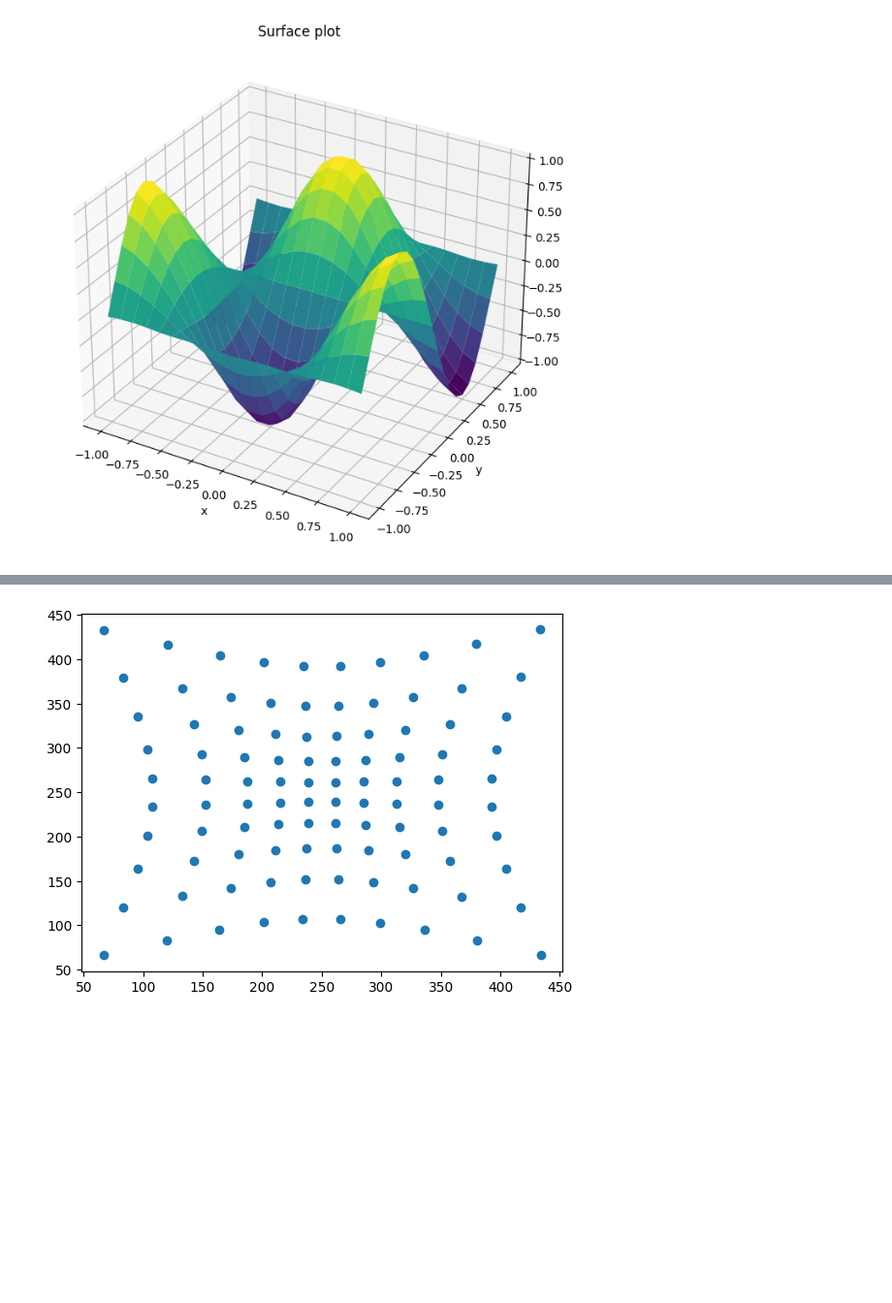
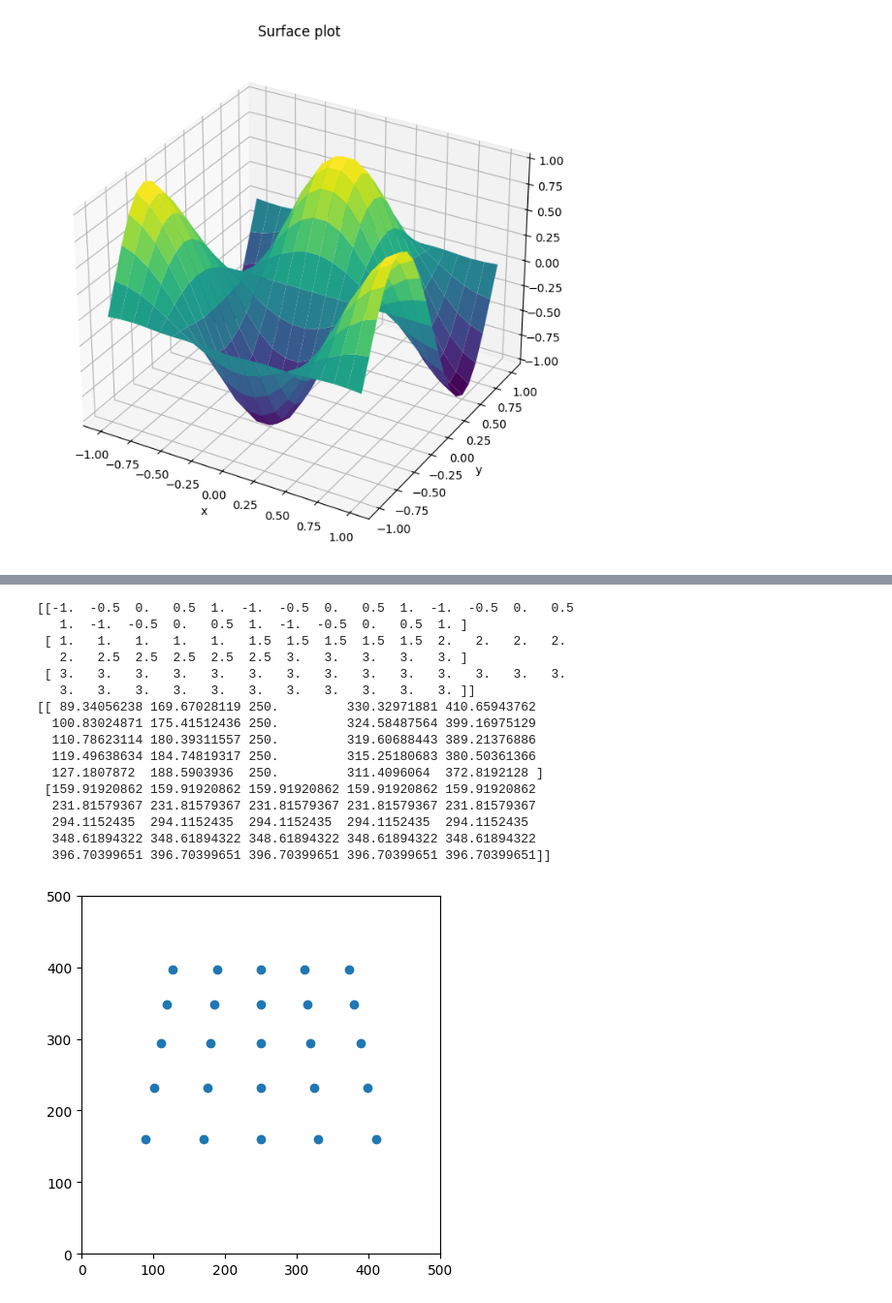
Before and after one commit to Team100/all24, a Jupyter notebook: studies/end_to_end_calibration/validation.ipynb, the cells around one changed output, grey strips where cells are left out. Shown: that part at 97% size. Saved outputs shown, nothing was run; the diff lists cells and outputs as text; code cells hidden in the pictures; blank space fills up the shorter version.

Commit message:
works for points on the grid

```diff
--- a/studies/end_to_end_calibration/validation.ipynb
+++ b/studies/end_to_end_calibration/validation.ipynb
@@ -94,34 +143,59 @@ plt.show()
 # %%
 # this is from https://forum.opencv.org/t/understanding-the-functions-projectpoints-and-undistortpoints/10847
 
 import cv2
 
 # calibration matrix
-K = np.array([
-    [500.0, 0.0, 250.0],
-    [0.0, 500.0, 250.0],
-    [0.0, 0.0, 1.0]
-    ])
+K = np.array([[500.0, 0.0, 250.0], [0.0, 500.0, 250.0], [0.0, 0.0, 1.0]])
 
 # distortion coefficients (k1, k2, p1, p2, k3)
 # A LOT of distortion, in order to see it work.
-distCoeffs = np.array([10.5, -0.95, -0.005, 0.0025,  1.16])
+# distCoeffs = np.array([10.5, -0.95, -0.005, 0.0025, 1.16])
+distCoeffs = np.array([0.0, 0.0, 0.0, 0.0, 0.0])
 
-# Coordinates of points in plane, representing a pointcloud in camera reference (c)
-# plane
-H, W = 1, 1
-X, Y = np.meshgrid(np.linspace(-W, W, 10), np.linspace(-H, H, 10))
+# Real world points
+# +/- 1 meter side to side, 1-3 meters up
+X, Y = np.meshgrid(np.linspace(-1, 1, 5), np.linspace(1, 3, 5))
+# print(X)
 X, Y = X.reshape(1, -1), Y.reshape(1, -1)
-# add depth. Pointcloud of n points represented as a (3, n) array:
-Z = 5
-P_c = np.concatenate((X, Y, Z * np.ones_like(X)), axis=0)
+# print(X)
+# three meters away
+Z = 3
+Z_vec = Z * np.ones_like(X)
+P_c = np.concatenate((X, Y, Z_vec), axis=0)
+print(P_c)
+
+# in camera coords, pitch up is along x; 0.5 rad is a reasonable pitch
+rvec = np.array([0.5, 0.0, 0.0])
+tvec = np.array([0.0, 0.0, 0.0])
 
 # project points, including with lens distortion
-U_dist, _ = cv2.projectPoints(P_c, np.zeros((3,)), np.zeros((3,)), K, distCoeffs)
+U_dist, _ = cv2.projectPoints(P_c, rvec, tvec, K, distCoeffs)
 # projections as (2, n) array.
-U_dist = U_dist[:, 0].T
-# U_dist[0]
-plt.scatter(U_dist[0],U_dist[1])
+pts = U_dist[:, 0].T
+
+print(pts)
+plt.scatter(pts[0], pts[1])
+# plt.gca().invert_yaxis()
+plt.gca().set_aspect('equal')
+plt.xlim(0,500)
+plt.ylim(0,500)
 plt.show()
 # %% [output]
+[[-1.  -0.5  0.   0.5  1.  -1.  -0.5  0.   0.5  1.  -1.  -0.5  0.   0.5
+   1.  -1.  -0.5  0.   0.5  1.  -1.  -0.5  0.   0.5  1. ]
+ [ 1.   1.   1.   1.   1.   1.5  1.5  1.5  1.5  1.5  2.   2.   2.   2.
+   2.   2.5  2.5  2.5  2.5  2.5  3.   3.   3.   3.   3. ]
+ [ 3.   3.   3.   3.   3.   3.   3.   3.   3.   3.   3.   3.   3.   3.
+   3.   3.   3.   3.   3.   3.   3.   3.   3.   3.   3. ]]
+[[ 89.34056238 169.67028119 250.         330.32971881 410.65943762
+  100.83024871 175.41512436 250.         324.58487564 399.16975129
+  110.78623114 180.39311557 250.         319.60688443 389.21376886
+  119.49638634 184.74819317 250.         315.25180683 380.50361366
+  127.1807872  188.5903936  250.         311.4096064  372.8192128 ]
+ [159.91920862 159.91920862 159.91920862 159.91920862 159.91920862
+  231.81579367 231.81579367 231.81579367 231.81579367 231.81579367
+  294.1152435  294.1152435  294.1152435  294.1152435  294.1152435
+  348.61894322 348.61894322 348.61894322 348.61894322 348.61894322
+  396.70399651 396.70399651 396.70399651 396.70399651 396.70399651]]
-[figure, old version]
+[figure, new version]
```
Also changed, not shown: parts of 9 cells of this notebook.
